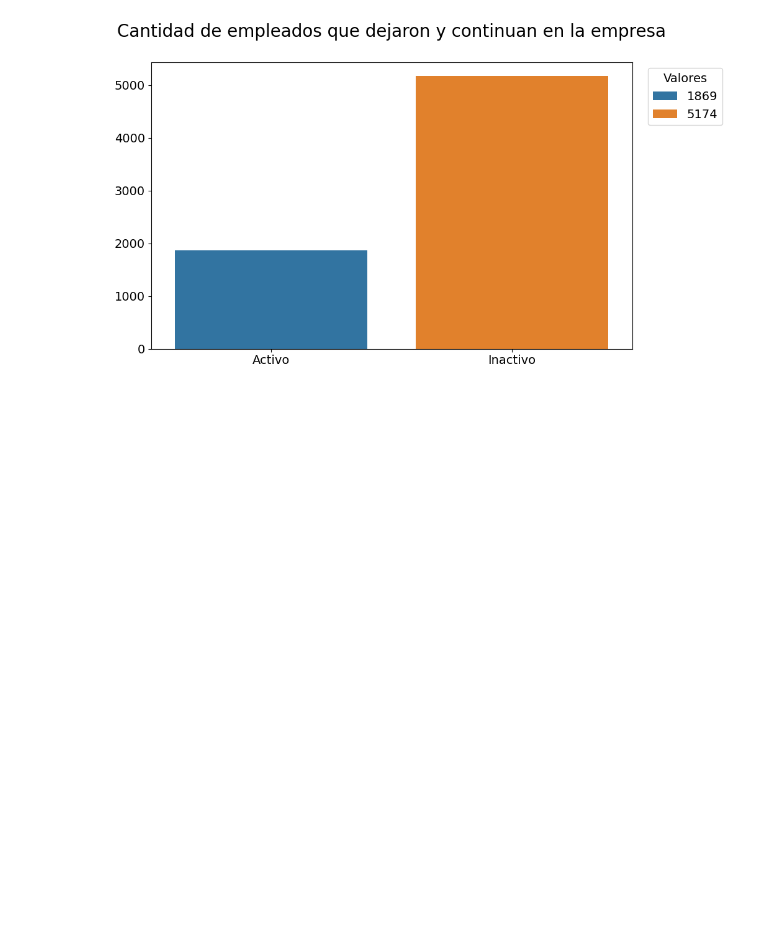
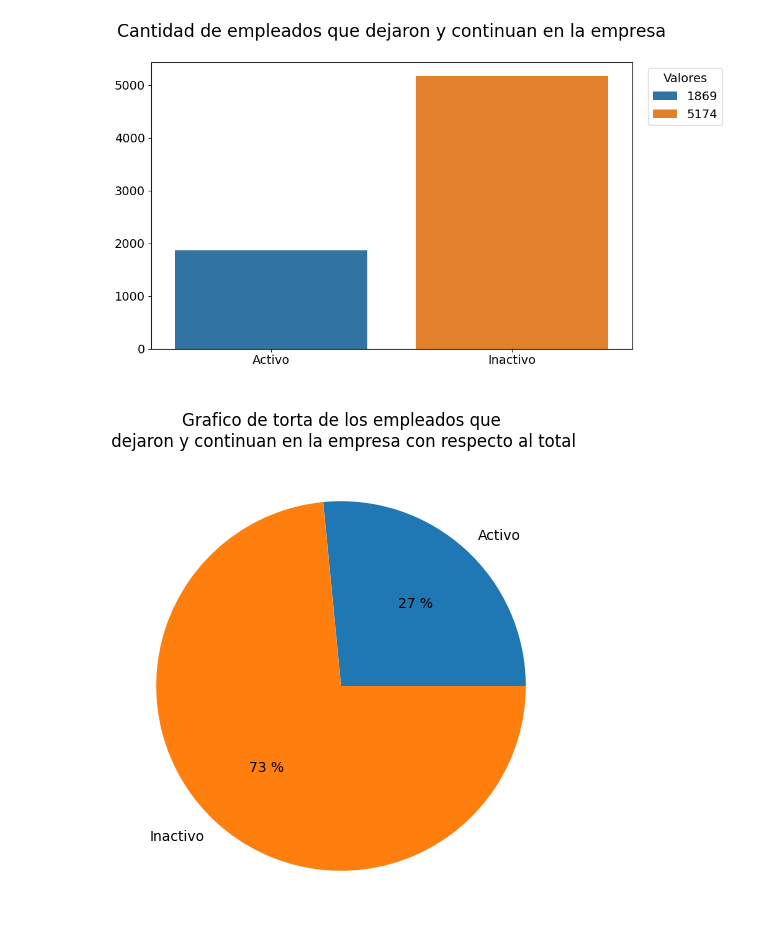
Before and after one commit to lukitasmois/TelecomX_LATAM, a Jupyter notebook: TelecomX_LATAM.ipynb, the cells around one changed output. Saved outputs shown, nothing was run; the diff lists cells and outputs as text; code cells hidden in the pictures; blank space fills up the shorter version.

Commit message:
Agrego grafico de torta para visualizar el porcentaje de empleados que dejaron y que continuan en la empresa con respecto al total

```diff
--- a/TelecomX_LATAM.ipynb
+++ b/TelecomX_LATAM.ipynb
@@ -265,3 +266,11 @@ ax.legend(title='Valores', loc='upper right', bbox_to_anchor=(1.2, 1), fontsize=
 plt.show()
 # %% [output]
 [figure]
+# %%
+fig, ax = plt.subplots(figsize=(10,6))
+
+plt.pie(df_clients_status['Valor'], labels=df_clients_status['Estado'], autopct='%0.f %%')
+ax.set_title('Grafico de torta de los empleados que\n dejaron y continuan en la empresa con respecto al total')
+plt.show()
+# %% [output]
+[figure, added]
```
Also changed, not shown: parts of 1 cell of this notebook.
